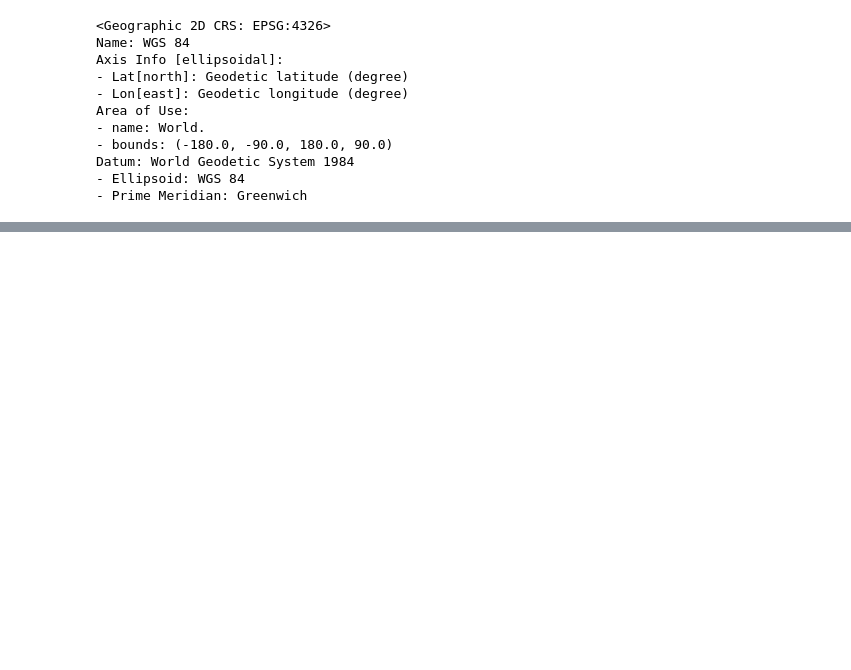
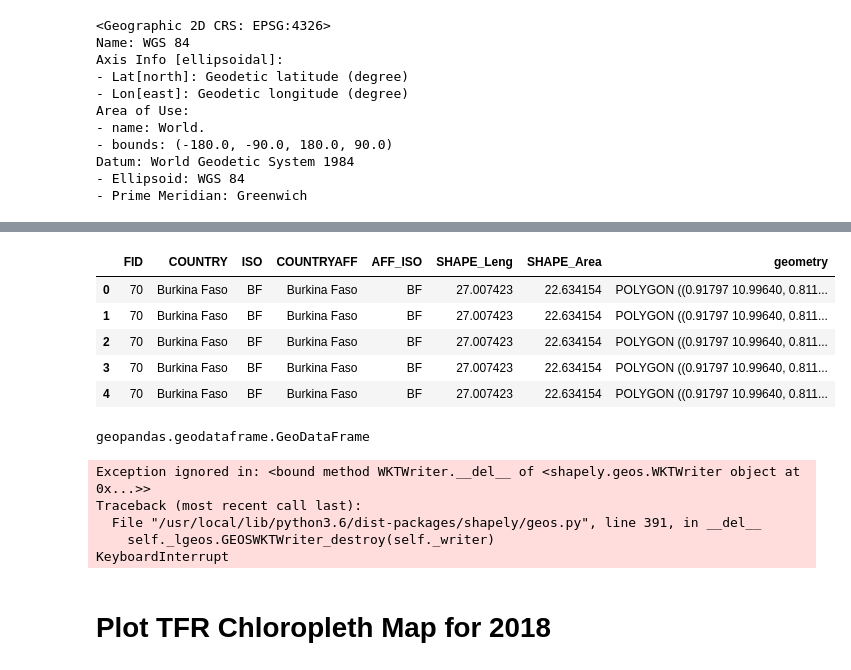
Before and after one commit to ChangHuaHua/QM2-Group-12, a Jupyter notebook: Chloropleth_Map.ipynb, the cells around one changed output, grey strips where cells are left out. Drawn from its saved outputs; the diff is of its cells as text; code cells hidden in the pictures; blank space fills up the shorter version.

```diff
--- a/Chloropleth_Map.ipynb
+++ b/Chloropleth_Map.ipynb
@@ -182,0 +167,25 @@ projected_africa.plot()
+# %%
+#must merge ON persons, otherwise get pandas dataframe object, however we want geodataframe
+geoafrica = africa.merge(df, left_on='COUNTRY', right_on = 'COUNTRY')
+geoafrica.head()
+# %% [output]
+|  | FID | COUNTRY | ISO | COUNTRYAFF | AFF_ISO | SHAPE_Leng | SHAPE_Area | geometry |
+| 0 | 70 | Burkina Faso | BF | Burkina Faso | BF | 27.007423 | 22.634154 | POLYGON ((0.91797 10.99640, 0.811... |
+| 1 | 70 | Burkina Faso | BF | Burkina Faso | BF | 27.007423 | 22.634154 | POLYGON ((0.91797 10.99640, 0.811... |
+| 2 | 70 | Burkina Faso | BF | Burkina Faso | BF | 27.007423 | 22.634154 | POLYGON ((0.91797 10.99640, 0.811... |
+| 3 | 70 | Burkina Faso | BF | Burkina Faso | BF | 27.007423 | 22.634154 | POLYGON ((0.91797 10.99640, 0.811... |
+| 4 | 70 | Burkina Faso | BF | Burkina Faso | BF | 27.007423 | 22.634154 | POLYGON ((0.91797 10.99640, 0.811... |
+# %%
+type(geoafrica) #ensures type is geodataframe
+# %% [output]
+geopandas.geodataframe.GeoDataFrame
+# %%
+geoafrica.to_csv('geodata_africa.csv')
+# %% [output]
+Exception ignored in: <bound method WKTWriter.__del__ of <shapely.geos.WKTWriter object at 0x...>>
+Traceback (most recent call last):
+  File "/usr/local/lib/python3.6/dist-packages/shapely/geos.py", line 391, in __del__
+    self._lgeos.GEOSWKTWriter_destroy(self._writer)
+KeyboardInterrupt
+# %% [markdown]
+# Plot TFR Chloropleth Map for 2018
```
Also changed, not shown: parts of 42 cells of this notebook.
